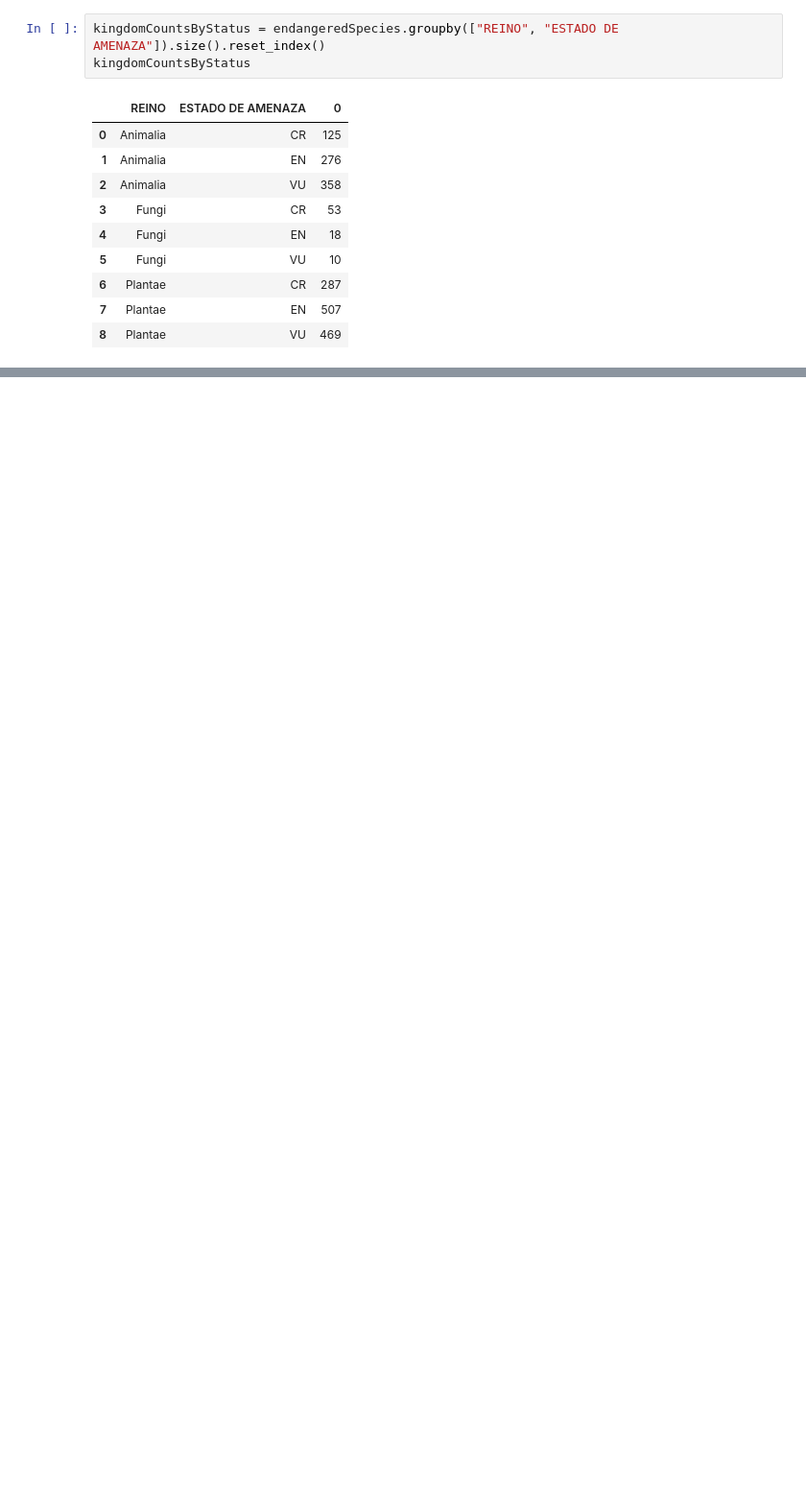
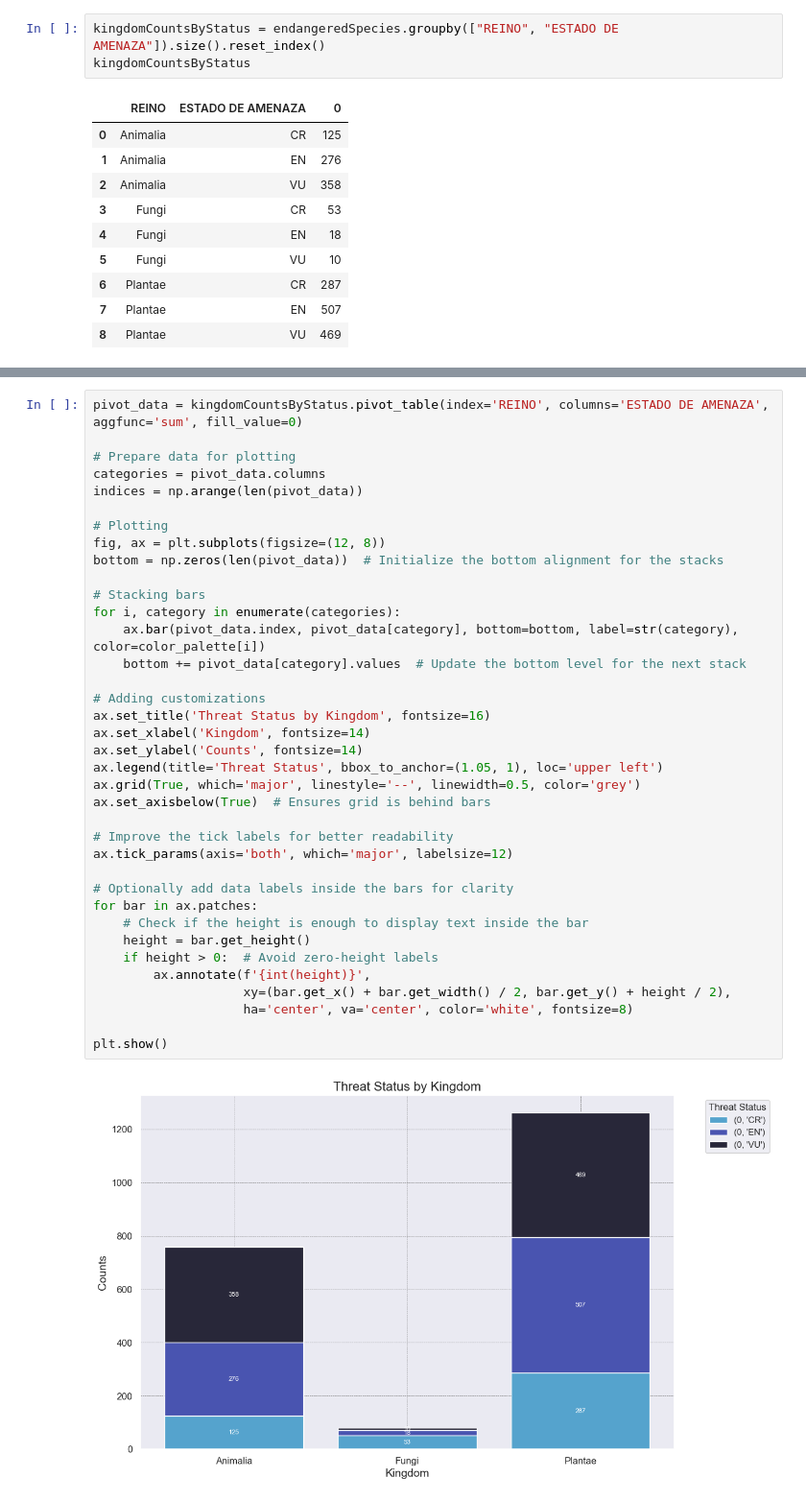
Before and after one commit to pololwl/repoDS, a Jupyter notebook: Actividad 3/actividad3.ipynb, the cells around one changed output, grey strips where cells are left out. Shown: that part at 96% size. Drawn from its saved outputs; the diff is of its cells as text; blank space fills up the shorter version.

```diff
--- a/Actividad 3/actividad3.ipynb
+++ b/Actividad 3/actividad3.ipynb
@@ -254,3 +255,42 @@ fig.update_traces(hovertemplate="<b>%{x}</b><br>%{y}")
 fig.show()
 # %% [output]
 [interactive output not drawn]
+# %%
+pivot_data = kingdomCountsByStatus.pivot_table(index='REINO', columns='ESTADO DE AMENAZA', aggfunc='sum', fill_value=0)
+
+# Prepare data for plotting
+categories = pivot_data.columns
+indices = np.arange(len(pivot_data))
+
+# Plotting
+fig, ax = plt.subplots(figsize=(12, 8))
+bottom = np.zeros(len(pivot_data))  # Initialize the bottom alignment for the stacks
+
+# Stacking bars
+for i, category in enumerate(categories):
+    ax.bar(pivot_data.index, pivot_data[category], bottom=bottom, label=str(category), color=color_palette[i])
+    bottom += pivot_data[category].values  # Update the bottom level for the next stack
+
+# Adding customizations
+ax.set_title('Threat Status by Kingdom', fontsize=16)
+ax.set_xlabel('Kingdom', fontsize=14)
+ax.set_ylabel('Counts', fontsize=14)
+ax.legend(title='Threat Status', bbox_to_anchor=(1.05, 1), loc='upper left')
+ax.grid(True, which='major', linestyle='--', linewidth=0.5, color='grey')
+ax.set_axisbelow(True)  # Ensures grid is behind bars
+
+# Improve the tick labels for better readability
+ax.tick_params(axis='both', which='major', labelsize=12)
+
+# Optionally add data labels inside the bars for clarity
+for bar in ax.patches:
+    # Check if the height is enough to display text inside the bar
+    height = bar.get_height()
+    if height > 0:  # Avoid zero-height labels
+        ax.annotate(f'{int(height)}',
+                    xy=(bar.get_x() + bar.get_width() / 2, bar.get_y() + height / 2),
+                    ha='center', va='center', color='white', fontsize=8)
+
+plt.show()
+# %% [output]
+[figure, added]
```
Also changed, not shown: parts of 1 cell of this notebook.
